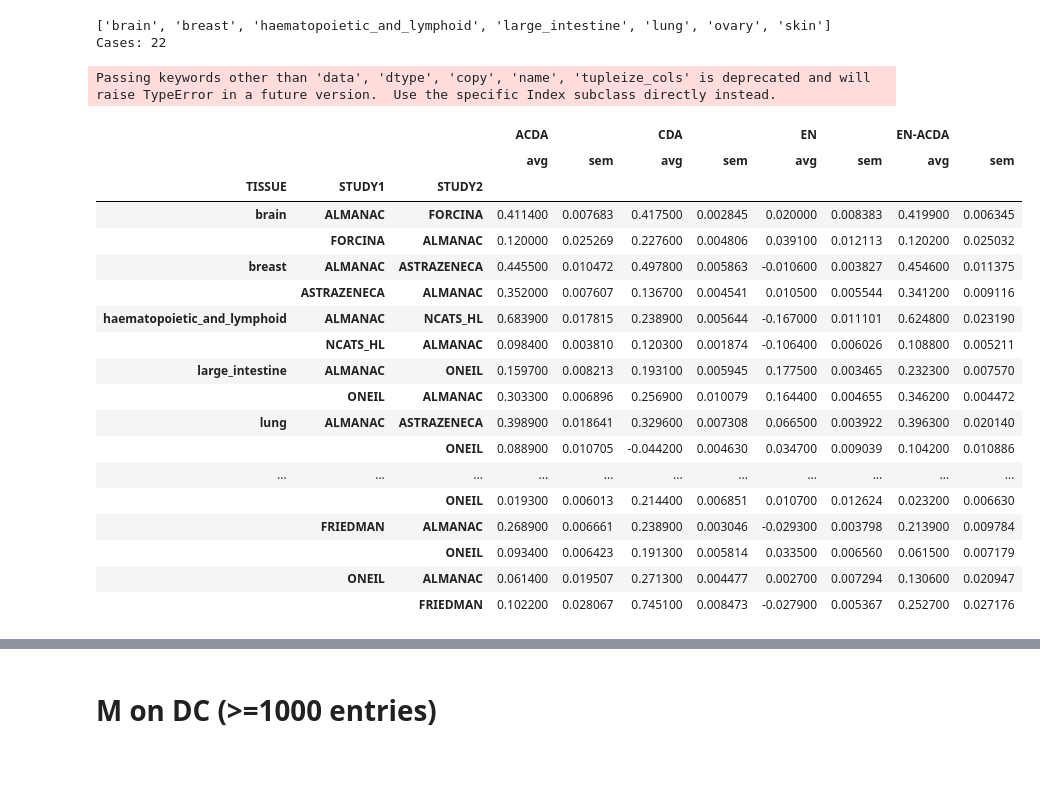
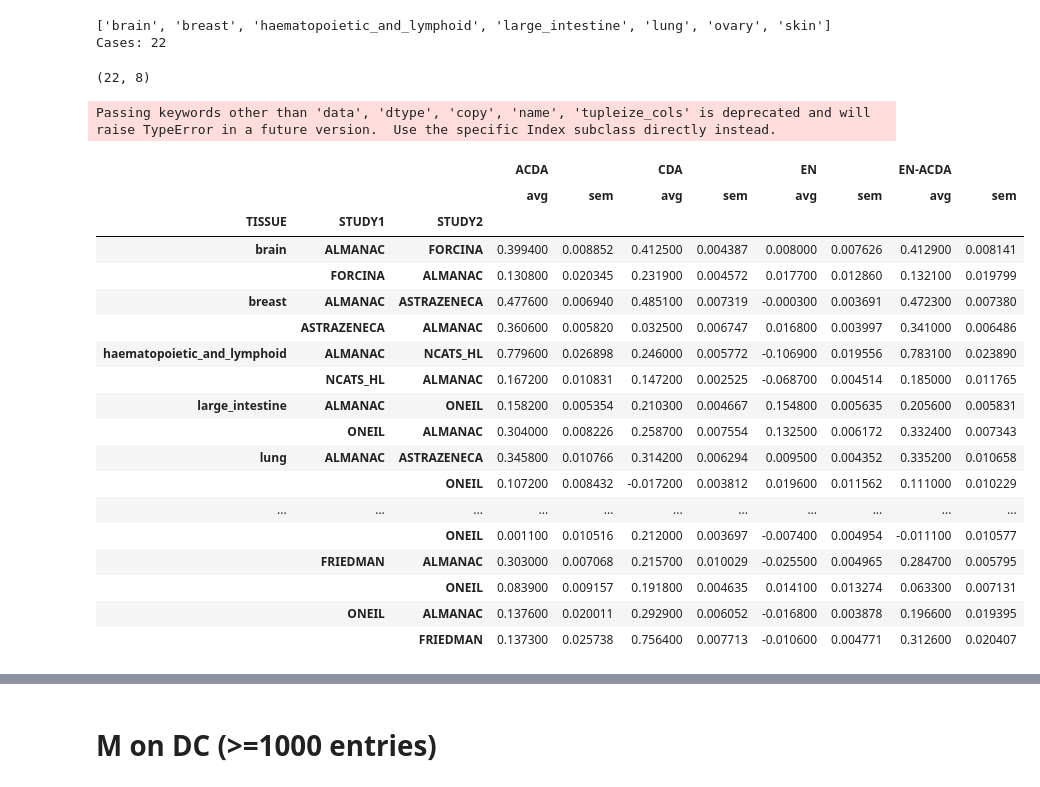
Before and after one commit to TheJacksonLaboratory/drug-synergy, a Jupyter notebook: scripts/Synergy_workbook.ipynb, the cells around one changed output, grey strips where cells are left out. Drawn from its saved outputs; the diff is of its cells as text; code cells hidden in the pictures.

```diff
--- a/scripts/Synergy_workbook.ipynb
+++ b/scripts/Synergy_workbook.ipynb
@@ -1915,0 +1210,6 @@ df
+# %%
+PDXE_tissues = ['CRC', 'GC', 'PDAC', 'BRCA', 'NSCLC', 'CM']
+df_PDXE_res = dict()
+for tissue in PDXE_tissues:
+    df_PDXE_res[tissue] = MonteCarloCrossValidation(dfTas_PDXE.xs(tissue, level='TISSUE', drop_level=False), factor=2/3)
+df_PDXE_res = pd.DataFrame([df_PDXE_res[tissue][0].stack() for tissue in PDXE_tissues], index=PDXE_tissues)
@@ -2028,7 +1536,9 @@ if False:
         for_single_datasets.update({(tissue, study): temp})
         print(temp.shape)
 else:
+    for_single_datasets = dict()
     for tissue, study in for_single:
-        print(tissue, '\t', study, '\t', for_single_datasets[(tissue, study)].shape)
-        if True:
+        if False:
             for_single_datasets[(tissue, study)].to_csv('../data/for_single_datasets_DC_%s_%s.csv.gz' % (tissue, study))
+        else:
+            for_single_datasets[(tissue, study)] = pd.read_csv('../data/for_single_datasets_DC_%s_%s.csv.gz' % (tissue, study), index_col=[0,1,2,3])
@@ -2040,6 +1545,6 @@ if False:
 # %%
 for tissue, study in for_single:
-    fname = '../output/tested_results_single_i_DC_Cij_%s_%s.pklz' % (tissue, study)
+    fname = '../output/tested_results_single_i_DC_Cij_%s_%s_v2.pklz' % (tissue, study)
     if not os.path.isfile(fname):
         print(tissue, study)
         temp = MonteCarloCrossValidation(for_single_datasets[(tissue, study)], n=10, clf_for_CDA=LinearRegression())
@@ -2048,12 +1553,15 @@ for tissue, study in for_single:
 # %%
 tested_results_single_restored = dict()
 for tissue, study in for_single:
-    fname = '../output/tested_results_single_i_DC_Cij_%s_%s.pklz' % (tissue, study)
+    fname = '../output/tested_results_single_i_DC_Cij_%s_%s_v2.pklz' % (tissue, study)
     if os.path.isfile(fname):
         with open(fname, 'rb') as outfile:
             tested_results_single_restored.update(pickle.load(outfile))
 
 ind = pd.MultiIndex.from_tuples(tested_results_single_restored.keys(), names=['TISSUE', 'STUDY'])
 df_res_single = pd.concat([tested_results_single_restored[i][0].set_axis(['avg', 'sem'], axis=1) for i in ind], keys=ind, axis=1).T.unstack(-1).fillna(0)
+
+print('Tissues:', df_res_single.reset_index()['TISSUE'].value_counts().shape[0])
+
 df_res_single.style.background_gradient(axis=1)
 # %% [output]
@@ -2132,39 +1693,41 @@ Cases: 22
 # %%
 tested_results_cross = dict()
 
 for tissue, study1, study2 in cross_cases:
-    fname = '../output/tested_results_cross_DC_i_Cij_%s_%s_%s.pklz' % (tissue, study1, study2)
+    fname = '../output/tested_results_cross_DC_i_Cij_%s_%s_%s_v2.pklz' % (tissue, study1, study2)
     if not os.path.isfile(fname):
         print(tissue, study1, study2)
         temp = trainOneTestAnother(for_single_datasets[(tissue, study1)], for_single_datasets[(tissue, study2)], n=10)
         tested_results_cross.update({(tissue, study1, study2): temp})
         with open(fname, 'wb') as outfile:
             pickle.dump({(tissue, study1, study2): tested_results_cross[(tissue, study1, study2)]}, outfile)
     else:
         with open(fname, 'rb') as outfile:
             tested_results_cross.update(pickle.load(outfile))
 
 ind = pd.Index(tested_results_cross.keys(), names=['TISSUE', 'STUDY1', 'STUDY2'])
 df_res_cross = pd.concat([tested_results_cross[i][0].set_axis(['avg', 'sem'], axis=1) for i in ind], keys=ind, axis=1).T.unstack(-1).fillna(0)
+print(df_res_cross.shape)
 df_res_cross.style.background_gradient(axis=1)
 # %% [output]
-Passing keywords other than 'data', 'dtype', 'copy', 'name', 'tupleize_cols' is deprecated and will raise TypeError in a future version.  Use the specific Index subclass directly instead.
+(22, 8)
+Passing keywords other than 'data', 'dtype', 'copy', 'name', 'tupleize_cols' is deprecated and will raise TypeError in a future version.  Use the specific Index subclass directly instead.
 |  |  |  | ACDA |  | CDA |  | EN |  | EN-ACDA |  |
 |  |  |  | avg | sem | avg | sem | avg | sem | avg | sem |
 | TISSUE | STUDY1 | STUDY2 |  |  |  |  |  |  |  |  |
-| brain | ALMANAC | FORCINA | 0.411400 | 0.007683 | 0.417500 | 0.002845 | 0.020000 | 0.008383 | 0.419900 | 0.006345 |
-|  | FORCINA | ALMANAC | 0.120000 | 0.025269 | 0.227600 | 0.004806 | 0.039100 | 0.012113 | 0.120200 | 0.025032 |
-| breast | ALMANAC | ASTRAZENECA | 0.445500 | 0.010472 | 0.497800 | 0.005863 | -0.010600 | 0.003827 | 0.454600 | 0.011375 |
-|  | ASTRAZENECA | ALMANAC | 0.352000 | 0.007607 | 0.136700 | 0.004541 | 0.010500 | 0.005544 | 0.341200 | 0.009116 |
-| haematopoietic_and_lymphoid | ALMANAC | NCATS_HL | 0.683900 | 0.017815 | 0.238900 | 0.005644 | -0.167000 | 0.011101 | 0.624800 | 0.023190 |
-|  | NCATS_HL | ALMANAC | 0.098400 | 0.003810 | 0.120300 | 0.001874 | -0.106400 | 0.006026 | 0.108800 | 0.005211 |
-| large_intestine | ALMANAC | ONEIL | 0.159700 | 0.008213 | 0.193100 | 0.005945 | 0.177500 | 0.003465 | 0.232300 | 0.007570 |
-|  | ONEIL | ALMANAC | 0.303300 | 0.006896 | 0.256900 | 0.010079 | 0.164400 | 0.004655 | 0.346200 | 0.004472 |
-| lung | ALMANAC | ASTRAZENECA | 0.398900 | 0.018641 | 0.329600 | 0.007308 | 0.066500 | 0.003922 | 0.396300 | 0.020140 |
-|  |  | ONEIL | 0.088900 | 0.010705 | -0.044200 | 0.004630 | 0.034700 | 0.009039 | 0.104200 | 0.010886 |
+| brain | ALMANAC | FORCINA | 0.399400 | 0.008852 | 0.412500 | 0.004387 | 0.008000 | 0.007626 | 0.412900 | 0.008141 |
+|  | FORCINA | ALMANAC | 0.130800 | 0.020345 | 0.231900 | 0.004572 | 0.017700 | 0.012860 | 0.132100 | 0.019799 |
+| breast | ALMANAC | ASTRAZENECA | 0.477600 | 0.006940 | 0.485100 | 0.007319 | -0.000300 | 0.003691 | 0.472300 | 0.007380 |
+|  | ASTRAZENECA | ALMANAC | 0.360600 | 0.005820 | 0.032500 | 0.006747 | 0.016800 | 0.003997 | 0.341000 | 0.006486 |
+| haematopoietic_and_lymphoid | ALMANAC | NCATS_HL | 0.779600 | 0.026898 | 0.246000 | 0.005772 | -0.106900 | 0.019556 | 0.783100 | 0.023890 |
+|  | NCATS_HL | ALMANAC | 0.167200 | 0.010831 | 0.147200 | 0.002525 | -0.068700 | 0.004514 | 0.185000 | 0.011765 |
+| large_intestine | ALMANAC | ONEIL | 0.158200 | 0.005354 | 0.210300 | 0.004667 | 0.154800 | 0.005635 | 0.205600 | 0.005831 |
+|  | ONEIL | ALMANAC | 0.304000 | 0.008226 | 0.258700 | 0.007554 | 0.132500 | 0.006172 | 0.332400 | 0.007343 |
+| lung | ALMANAC | ASTRAZENECA | 0.345800 | 0.010766 | 0.314200 | 0.006294 | 0.009500 | 0.004352 | 0.335200 | 0.010658 |
+|  |  | ONEIL | 0.107200 | 0.008432 | -0.017200 | 0.003812 | 0.019600 | 0.011562 | 0.111000 | 0.010229 |
 | ... | ... | ... | ... | ... | ... | ... | ... | ... | ... | ... |
-|  |  | ONEIL | 0.019300 | 0.006013 | 0.214400 | 0.006851 | 0.010700 | 0.012624 | 0.023200 | 0.006630 |
-|  | FRIEDMAN | ALMANAC | 0.268900 | 0.006661 | 0.238900 | 0.003046 | -0.029300 | 0.003798 | 0.213900 | 0.009784 |
-|  |  | ONEIL | 0.093400 | 0.006423 | 0.191300 | 0.005814 | 0.033500 | 0.006560 | 0.061500 | 0.007179 |
-|  | ONEIL | ALMANAC | 0.061400 | 0.019507 | 0.271300 | 0.004477 | 0.002700 | 0.007294 | 0.130600 | 0.020947 |
-|  |  | FRIEDMAN | 0.102200 | 0.028067 | 0.745100 | 0.008473 | -0.027900 | 0.005367 | 0.252700 | 0.027176 |
+|  |  | ONEIL | 0.001100 | 0.010516 | 0.212000 | 0.003697 | -0.007400 | 0.004954 | -0.011100 | 0.010577 |
+|  | FRIEDMAN | ALMANAC | 0.303000 | 0.007068 | 0.215700 | 0.010029 | -0.025500 | 0.004965 | 0.284700 | 0.005795 |
+|  |  | ONEIL | 0.083900 | 0.009157 | 0.191800 | 0.004635 | 0.014100 | 0.013274 | 0.063300 | 0.007131 |
+|  | ONEIL | ALMANAC | 0.137600 | 0.020011 | 0.292900 | 0.006052 | -0.016800 | 0.003878 | 0.196600 | 0.019395 |
+|  |  | FRIEDMAN | 0.137300 | 0.025738 | 0.756400 | 0.007713 | -0.010600 | 0.004771 | 0.312600 | 0.020407 |
```
Also changed, not shown: parts of 122 cells of this notebook, 3 other files.
